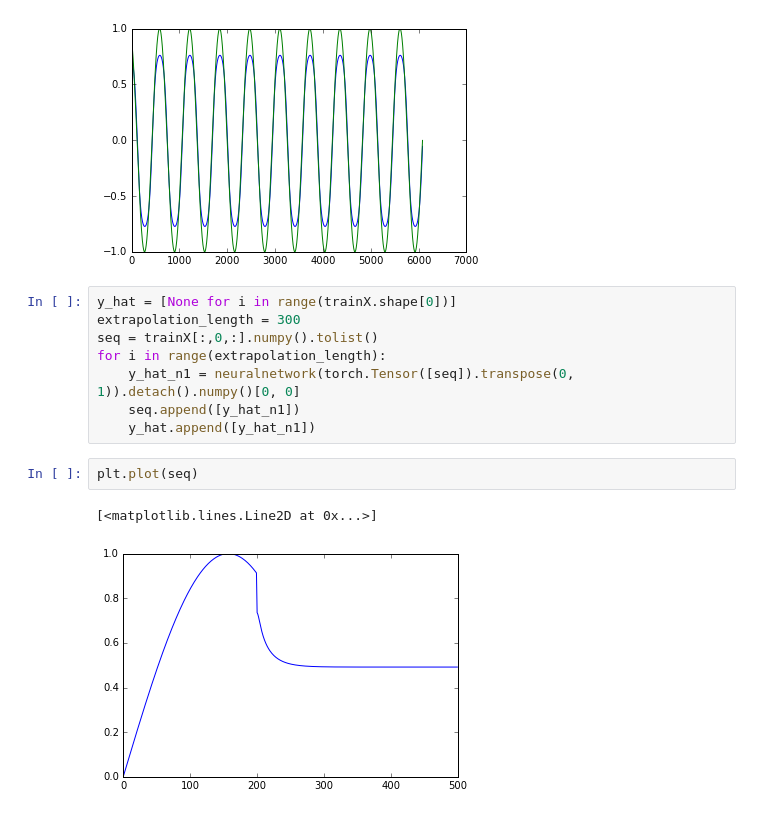
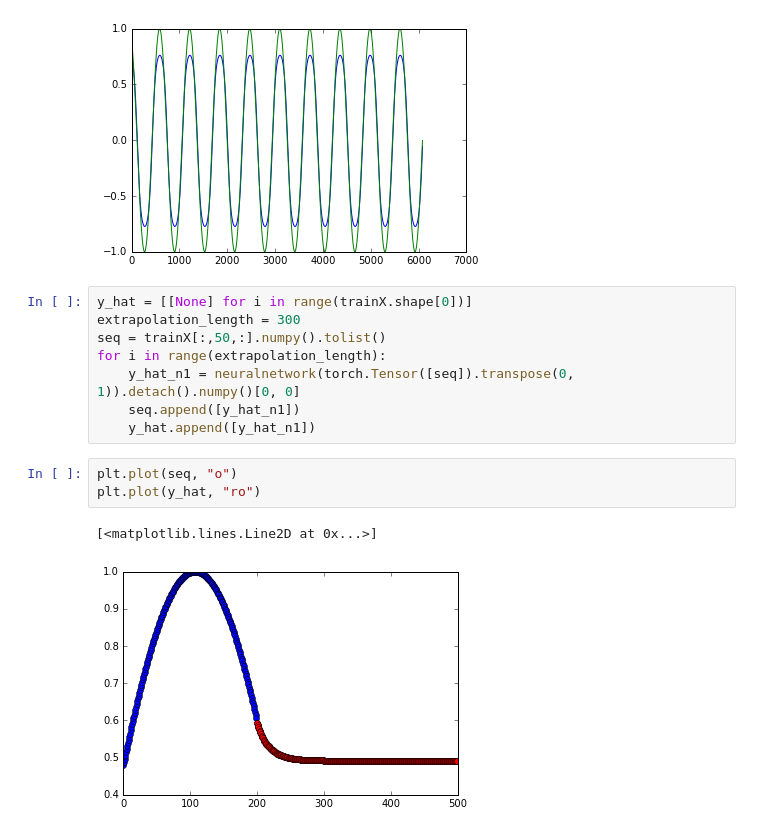
Before and after one commit to MehdiChelh/Zoo, a Jupyter notebook: Deep Learning/[Draft] RNN - Sine Wave.ipynb, the cells around one changed output. Cells and saved outputs as stored; diff of their text form.

```diff
--- a/Deep Learning/[Draft] RNN - Sine Wave.ipynb
+++ b/Deep Learning/[Draft] RNN - Sine Wave.ipynb
@@ -222,15 +222,16 @@ plt.plot(trainY.detach().numpy())
 [<matplotlib.lines.Line2D at 0x...>]
 [figure]
 # %%
-y_hat = [None for i in range(trainX.shape[0])]
+y_hat = [[None] for i in range(trainX.shape[0])]
 extrapolation_length = 300
-seq = trainX[:,0,:].numpy().tolist()
+seq = trainX[:,50,:].numpy().tolist()
 for i in range(extrapolation_length):
     y_hat_n1 = neuralnetwork(torch.Tensor([seq]).transpose(0, 1)).detach().numpy()[0, 0]
     seq.append([y_hat_n1])
     y_hat.append([y_hat_n1])
 # %%
-plt.plot(seq)
+plt.plot(seq, "o")
+plt.plot(y_hat, "ro")
 # %% [output]
 [<matplotlib.lines.Line2D at 0x...>]
-[figure, old version]
+[figure, new version]
```
